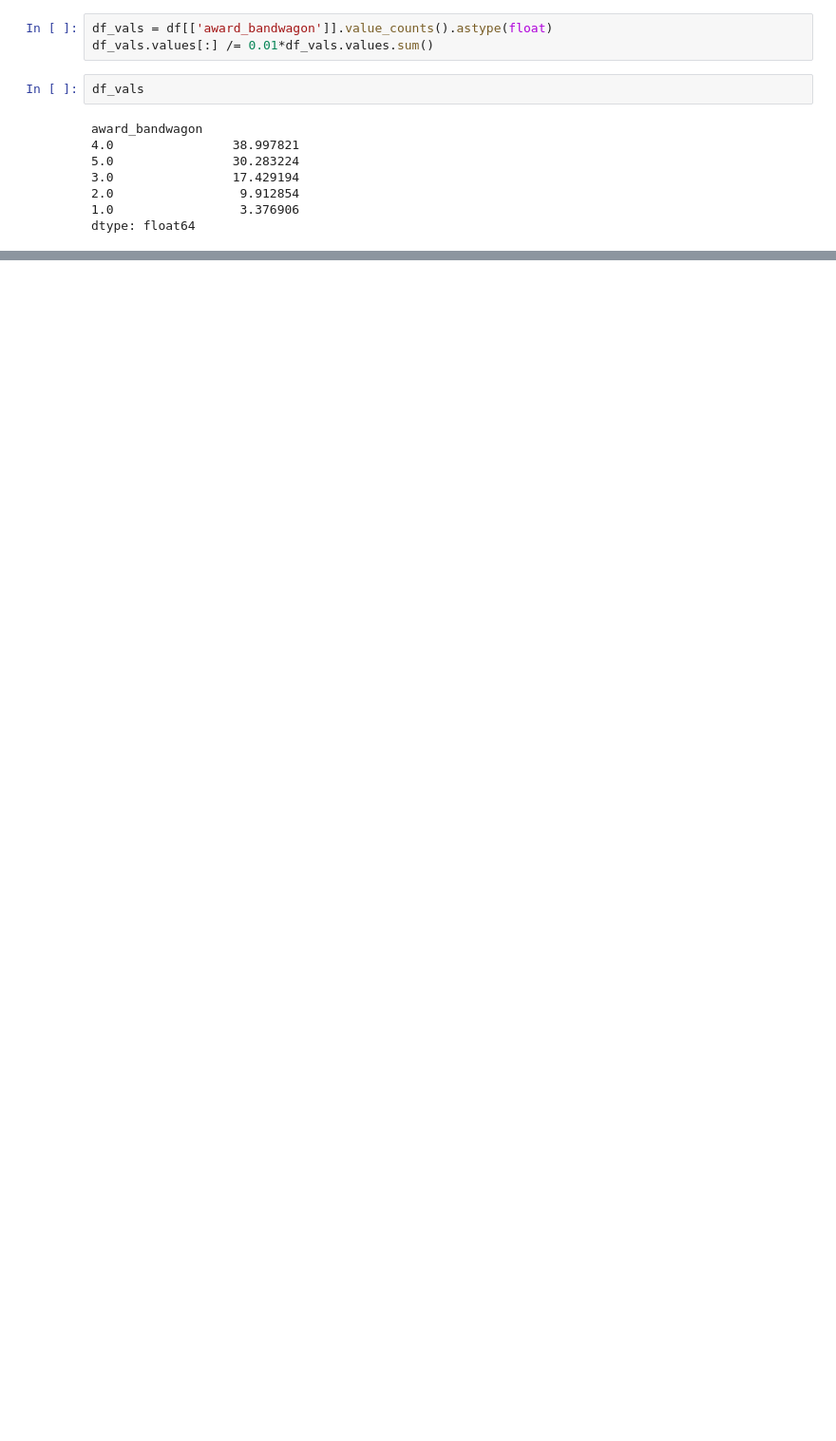
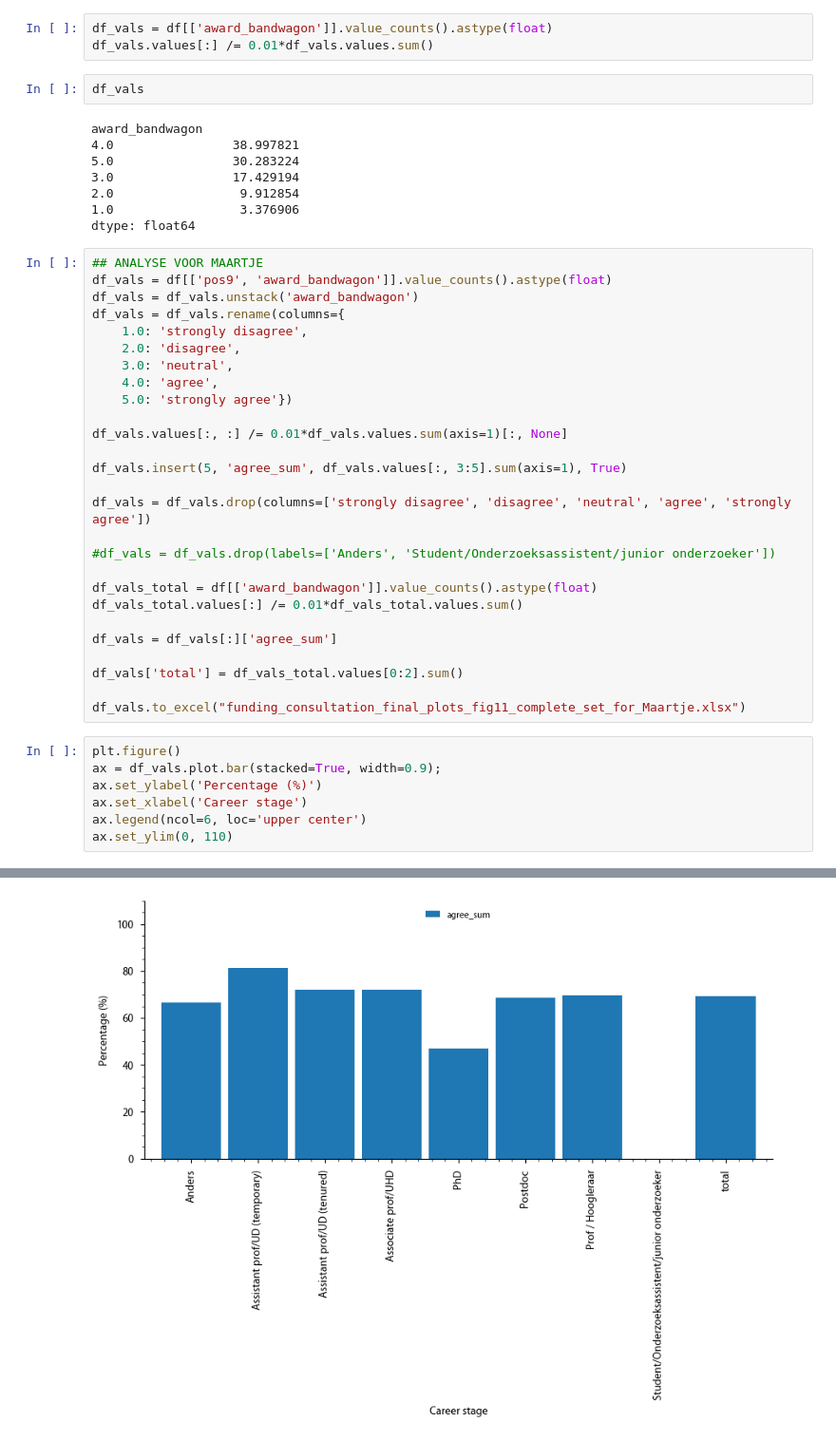
Before and after one commit to DeJongeAkademie/FundingConsultation2022, a Jupyter notebook: python/PVE_final_figures.ipynb, the cells around one changed output, grey strips where cells are left out. Shown at 95% size. Drawn from its saved outputs; the diff is of its cells as text; blank space fills up the shorter version.

Commit message:
Checked some calculations for Maartje.

```diff
--- a/python/PVE_final_figures.ipynb
+++ b/python/PVE_final_figures.ipynb
@@ -334,3 +362,38 @@ award_bandwagon
 2.0                 9.912854
 1.0                 3.376906
 dtype: float64
+# %%
+## ANALYSE VOOR MAARTJE
+df_vals = df[['pos9', 'award_bandwagon']].value_counts().astype(float)
+df_vals = df_vals.unstack('award_bandwagon')
+df_vals = df_vals.rename(columns={
+    1.0: 'strongly disagree',
+    2.0: 'disagree',
+    3.0: 'neutral',
+    4.0: 'agree',
+    5.0: 'strongly agree'})
+
+df_vals.values[:, :] /= 0.01*df_vals.values.sum(axis=1)[:, None]
+
+df_vals.insert(5, 'agree_sum', df_vals.values[:, 3:5].sum(axis=1), True)
+
+df_vals = df_vals.drop(columns=['strongly disagree', 'disagree', 'neutral', 'agree', 'strongly agree'])
+
+#df_vals = df_vals.drop(labels=['Anders', 'Student/Onderzoeksassistent/junior onderzoeker'])
+
+df_vals_total = df[['award_bandwagon']].value_counts().astype(float)
+df_vals_total.values[:] /= 0.01*df_vals_total.values.sum()
+
+df_vals = df_vals[:]['agree_sum']
+
+df_vals['total'] = df_vals_total.values[0:2].sum()
+
+df_vals.to_excel("funding_consultation_final_plots_fig11_complete_set_for_Maartje.xlsx")
+# %%
+plt.figure()
+ax = df_vals.plot.bar(stacked=True, width=0.9);
+ax.set_ylabel('Percentage (%)')
+ax.set_xlabel('Career stage')
+ax.legend(ncol=6, loc='upper center')
+ax.set_ylim(0, 110)
+# %% [output]
@@ -336,0 +401 @@ dtype: float64
+[figure, added]
```
Also changed, not shown: parts of 9 cells of this notebook.
